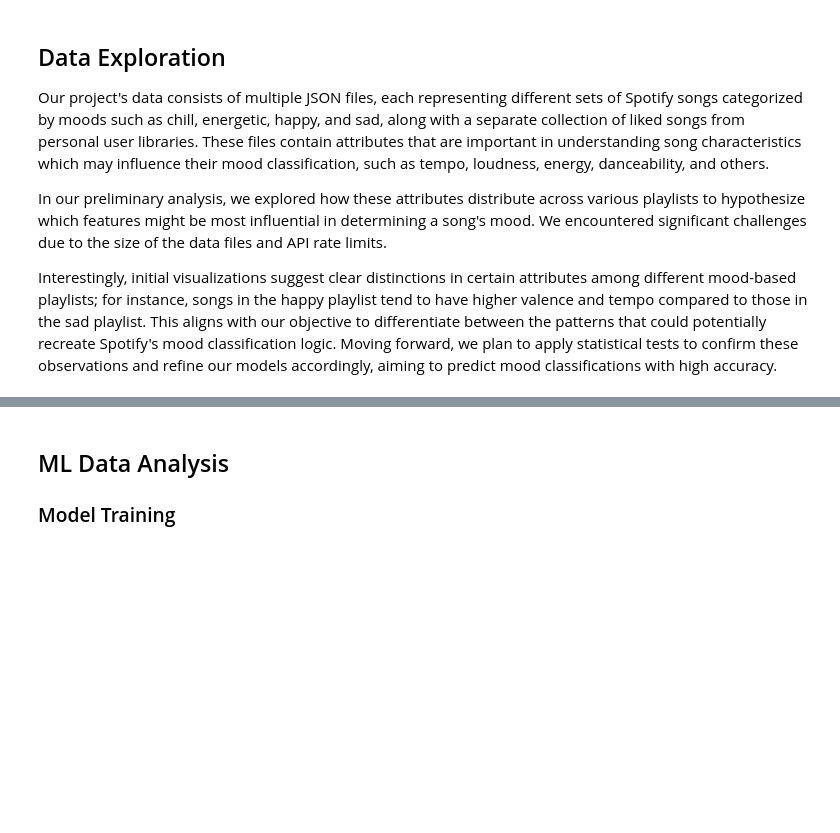
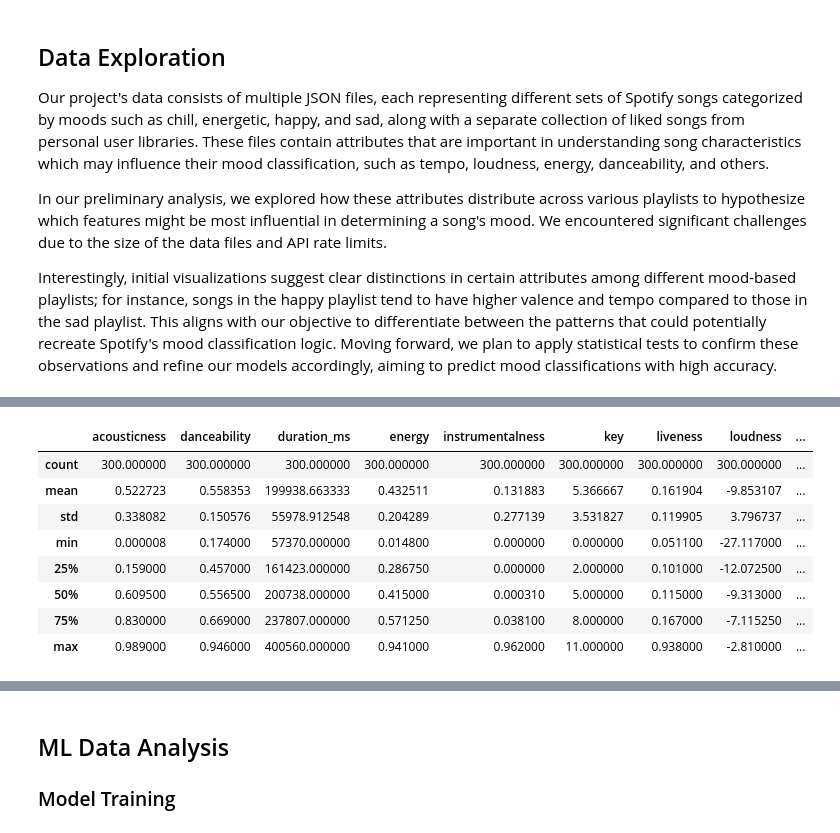
Before and after one commit to cs418-fa24/project-check-in-team-11, a Jupyter notebook: progress_report.ipynb, the cells around one changed output, grey strips where cells are left out. Saved outputs shown, nothing was run; the diff lists cells and outputs as text; code cells hidden in the pictures; blank space fills up the shorter version.

```diff
--- a/progress_report.ipynb
+++ b/progress_report.ipynb
@@ -197,0 +294,14 @@ Interestingly, initial visualizations suggest clear distinctions in certain attr
+# %%
+sad_df = moods_df[moods_df['mood'] == 'sad']
+# sad_df.head(5)
+sad_df.describe()
+# %% [output]
+|  | acousticness | danceability | duration_ms | energy | instrumentalness | key | liveness | loudness | ... |
+| count | 300.000000 | 300.000000 | 300.000000 | 300.000000 | 300.000000 | 300.000000 | 300.000000 | 300.000000 | ... |
+| mean | 0.522723 | 0.558353 | 199938.663333 | 0.432511 | 0.131883 | 5.366667 | 0.161904 | -9.853107 | ... |
+| std | 0.338082 | 0.150576 | 55978.912548 | 0.204289 | 0.277139 | 3.531827 | 0.119905 | 3.796737 | ... |
+| min | 0.000008 | 0.174000 | 57370.000000 | 0.014800 | 0.000000 | 0.000000 | 0.051100 | -27.117000 | ... |
+| 25% | 0.159000 | 0.457000 | 161423.000000 | 0.286750 | 0.000000 | 2.000000 | 0.101000 | -12.072500 | ... |
+| 50% | 0.609500 | 0.556500 | 200738.000000 | 0.415000 | 0.000310 | 5.000000 | 0.115000 | -9.313000 | ... |
+| 75% | 0.830000 | 0.669000 | 237807.000000 | 0.571250 | 0.038100 | 8.000000 | 0.167000 | -7.115250 | ... |
+| max | 0.989000 | 0.946000 | 400560.000000 | 0.941000 | 0.962000 | 11.000000 | 0.938000 | -2.810000 | ... |
```
Also changed, not shown: parts of 8 cells of this notebook.
